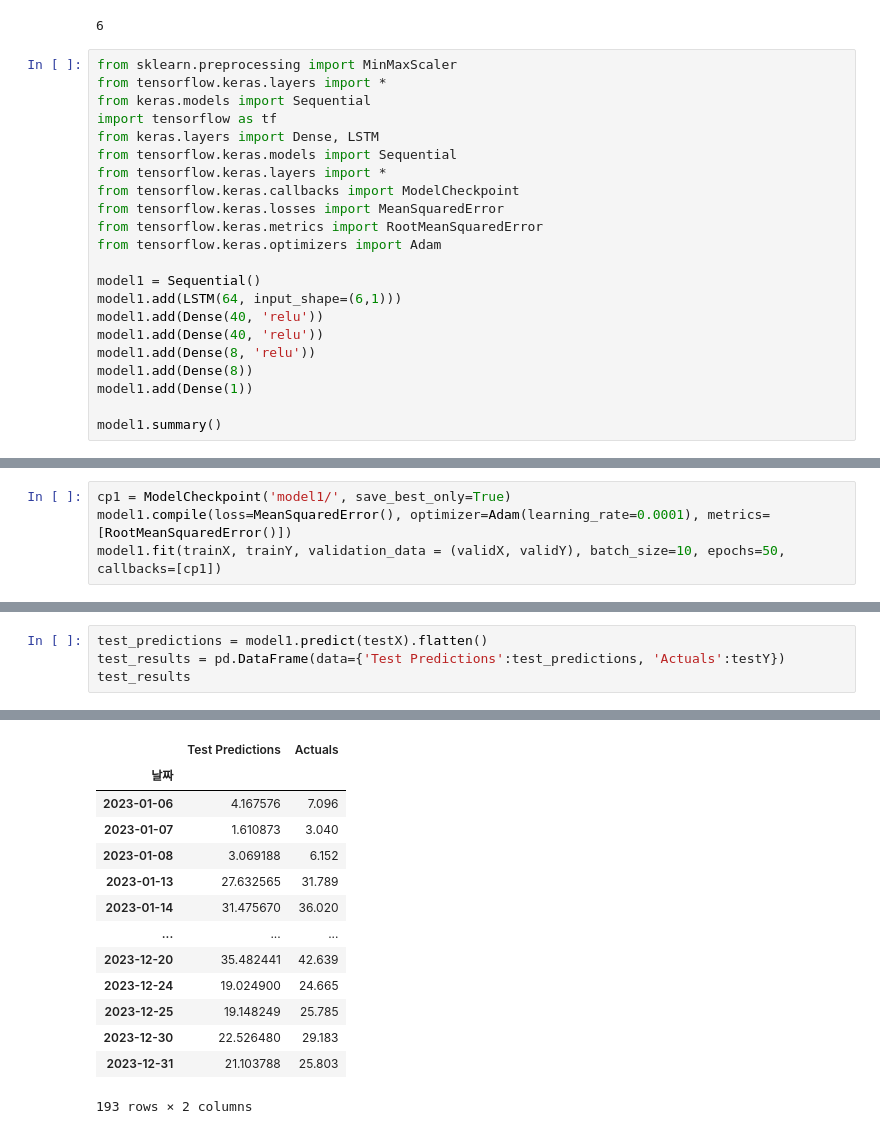
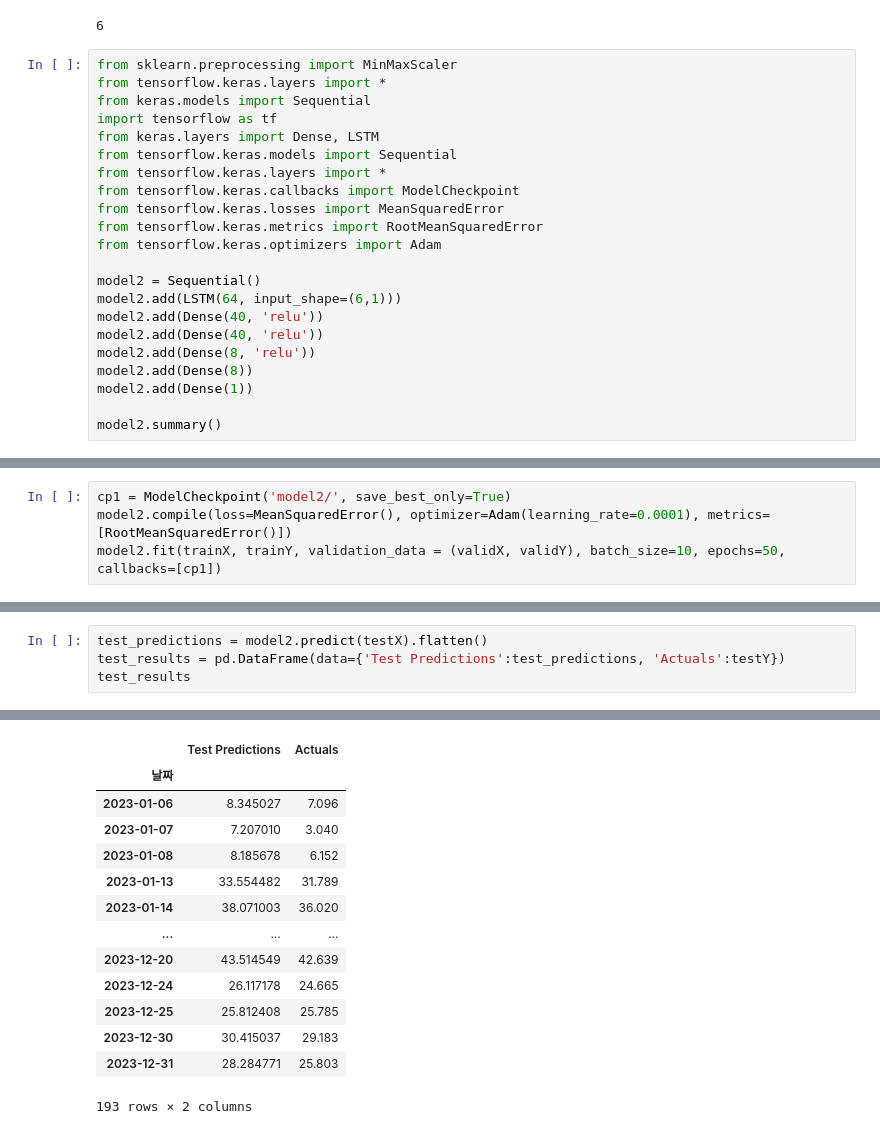
Before and after one commit to zinseo964/dam_flow, a Jupyter notebook: damwithday_deleteNaN.ipynb, the cells around one changed output, grey strips where cells are left out. Drawn from its saved outputs; the diff is of its cells as text.

```diff
--- a/damwithday_deleteNaN.ipynb
+++ b/damwithday_deleteNaN.ipynb
@@ -224,13 +218,13 @@ from tensorflow.keras.losses import MeanSquaredError
 from tensorflow.keras.metrics import RootMeanSquaredError
 from tensorflow.keras.optimizers import Adam
 
-model1 = Sequential()
-model1.add(LSTM(64, input_shape=(6,1)))
-model1.add(Dense(40, 'relu'))
-model1.add(Dense(40, 'relu'))
-model1.add(Dense(8, 'relu'))
-model1.add(Dense(8))
-model1.add(Dense(1))
+model2 = Sequential()
+model2.add(LSTM(64, input_shape=(6,1)))
+model2.add(Dense(40, 'relu'))
+model2.add(Dense(40, 'relu'))
+model2.add(Dense(8, 'relu'))
+model2.add(Dense(8))
+model2.add(Dense(1))
 
-model1.summary()
+model2.summary()
 # %% [output]
@@ -252,8 +246,8 @@ Trainable params: 21545 (84.16 KB)
 Non-trainable params: 0 (0.00 Byte)
 _________________________________________________________________
 # %%
-cp1 = ModelCheckpoint('model1/', save_best_only=True)
-model1.compile(loss=MeanSquaredError(), optimizer=Adam(learning_rate=0.0001), metrics=[RootMeanSquaredError()])
-model1.fit(trainX, trainY, validation_data = (validX, validY), batch_size=10, epochs=50, callbacks=[cp1])
+cp1 = ModelCheckpoint('model2/', save_best_only=True)
+model2.compile(loss=MeanSquaredError(), optimizer=Adam(learning_rate=0.0001), metrics=[RootMeanSquaredError()])
+model2.fit(trainX, trainY, validation_data = (validX, validY), batch_size=10, epochs=50, callbacks=[cp1])
 # %% [output]
 Epoch 1/50
@@ -337,5 +331,5 @@ plt.plot(val_results['Actuals'][:])
 # %%
-test_predictions = model1.predict(testX).flatten()
+test_predictions = model2.predict(testX).flatten()
 test_results = pd.DataFrame(data={'Test Predictions':test_predictions, 'Actuals':testY})
 test_results
 # %% [output]
@@ -343,15 +337,15 @@ test_results
 |  | Test Predictions | Actuals |
 | 날짜 |  |  |
-| 2023-01-06 | 4.167576 | 7.096 |
-| 2023-01-07 | 1.610873 | 3.040 |
-| 2023-01-08 | 3.069188 | 6.152 |
-| 2023-01-13 | 27.632565 | 31.789 |
-| 2023-01-14 | 31.475670 | 36.020 |
+| 2023-01-06 | 8.345027 | 7.096 |
+| 2023-01-07 | 7.207010 | 3.040 |
+| 2023-01-08 | 8.185678 | 6.152 |
+| 2023-01-13 | 33.554482 | 31.789 |
+| 2023-01-14 | 38.071003 | 36.020 |
 | ... | ... | ... |
-| 2023-12-20 | 35.482441 | 42.639 |
-| 2023-12-24 | 19.024900 | 24.665 |
-| 2023-12-25 | 19.148249 | 25.785 |
-| 2023-12-30 | 22.526480 | 29.183 |
-| 2023-12-31 | 21.103788 | 25.803 |
+| 2023-12-20 | 43.514549 | 42.639 |
+| 2023-12-24 | 26.117178 | 24.665 |
+| 2023-12-25 | 25.812408 | 25.785 |
+| 2023-12-30 | 30.415037 | 29.183 |
+| 2023-12-31 | 28.284771 | 25.803 |
 193 rows × 2 columns
 # %%
```
Also changed, not shown: parts of 15 cells of this notebook.
